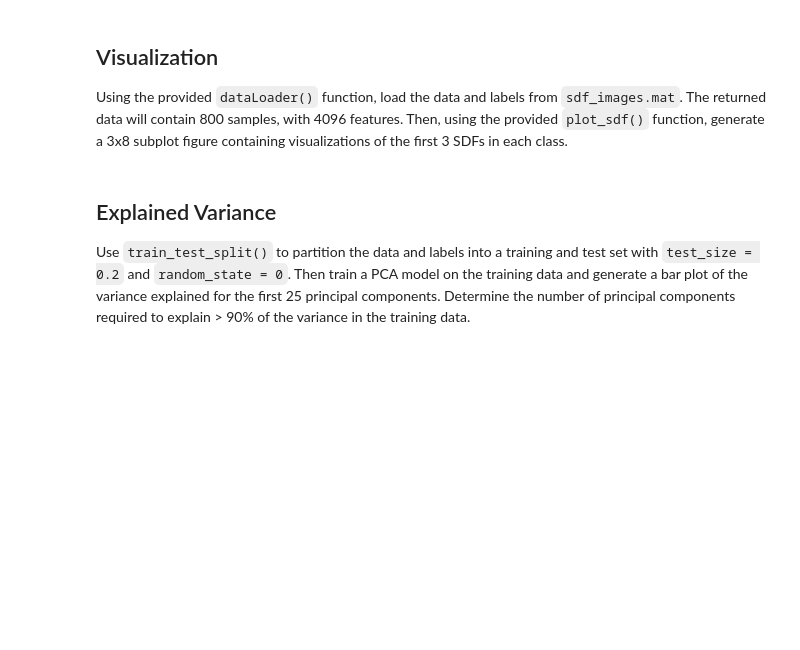
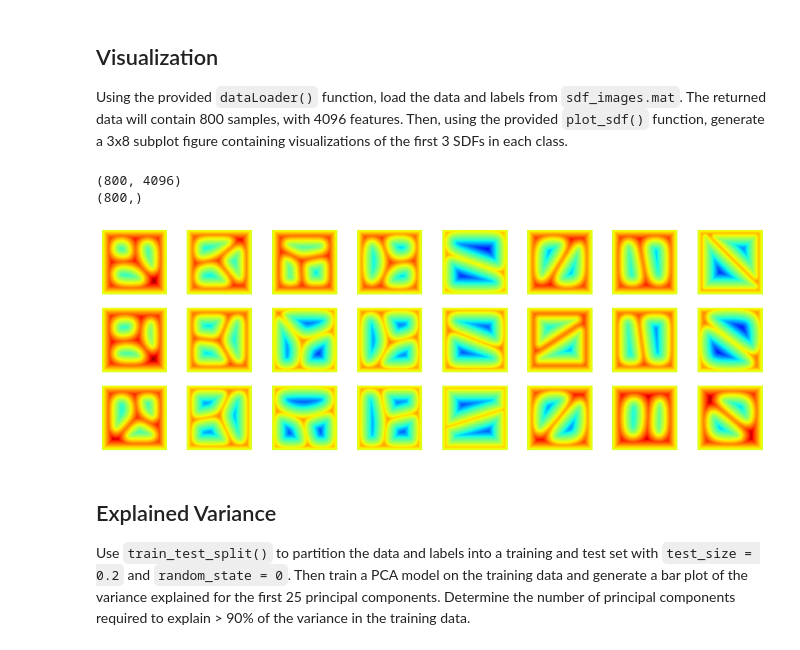
Before and after one commit to zsqu4re/ML-for-engineers, a Jupyter notebook: HW12/HW12/M12-HW1.ipynb, the cells around one changed output. Saved outputs shown, nothing was run; the diff lists cells and outputs as text; code cells hidden in the pictures; blank space fills up the shorter version.

```diff
--- a/HW12/HW12/M12-HW1.ipynb
+++ b/HW12/HW12/M12-HW1.ipynb
@@ -62,3 +60,19 @@ Using the provided `dataLoader()` function, load the data and labels from `sdf_i
+# %%
+# YOUR CODE GOES HERE
+data,labels = dataLoader(r'C:\Users\zsqu4\Desktop\ML HW\ML-for-engineers\HW12\HW12\data\sdf_images.mat')
+# print(X)
+# print(y)
+print(data.shape)
+print(labels.shape)
+
+fig, ax = plt.subplots(3, 8, figsize=(15, 5), sharey=True)
+for i in range(0,8):
+    for j in range(3):
+        plot_sdf(data[i*100+j],ax[j][i])
+# %% [output]
+(800, 4096)
+(800,)
+[figure, added]
 # %% [markdown]
 ## Explained Variance
 
```
Also changed, not shown: parts of 13 cells of this notebook, 8 other files.
